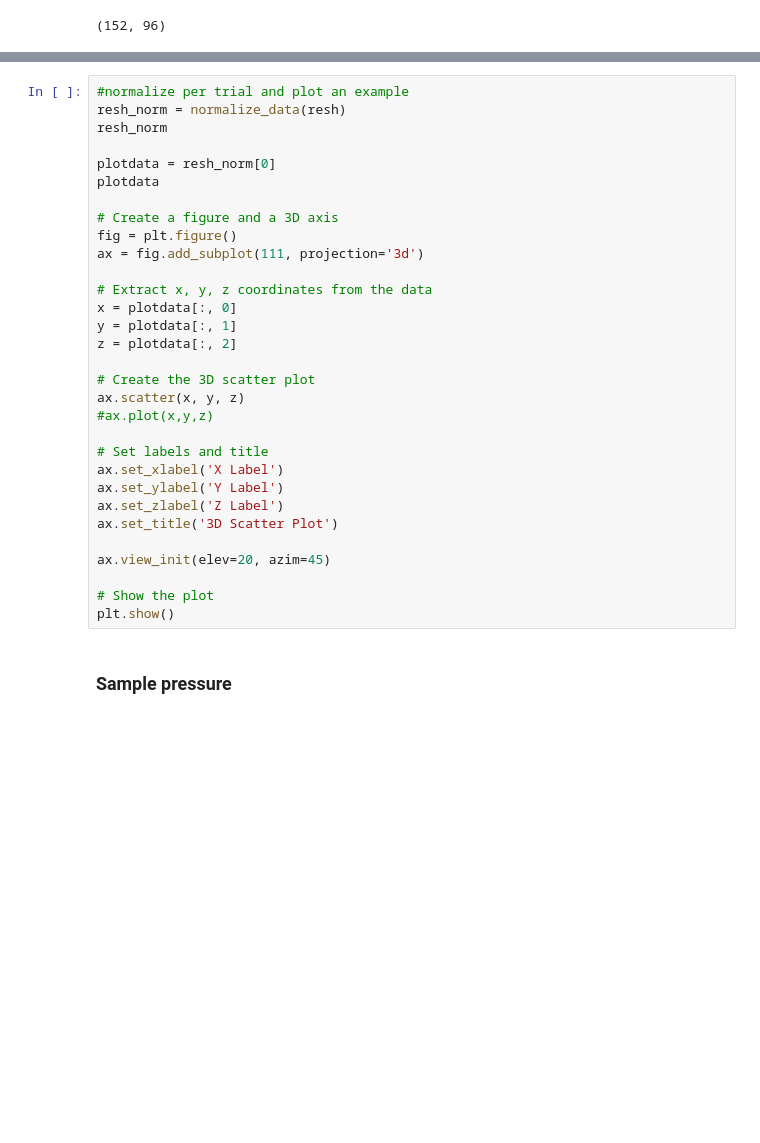
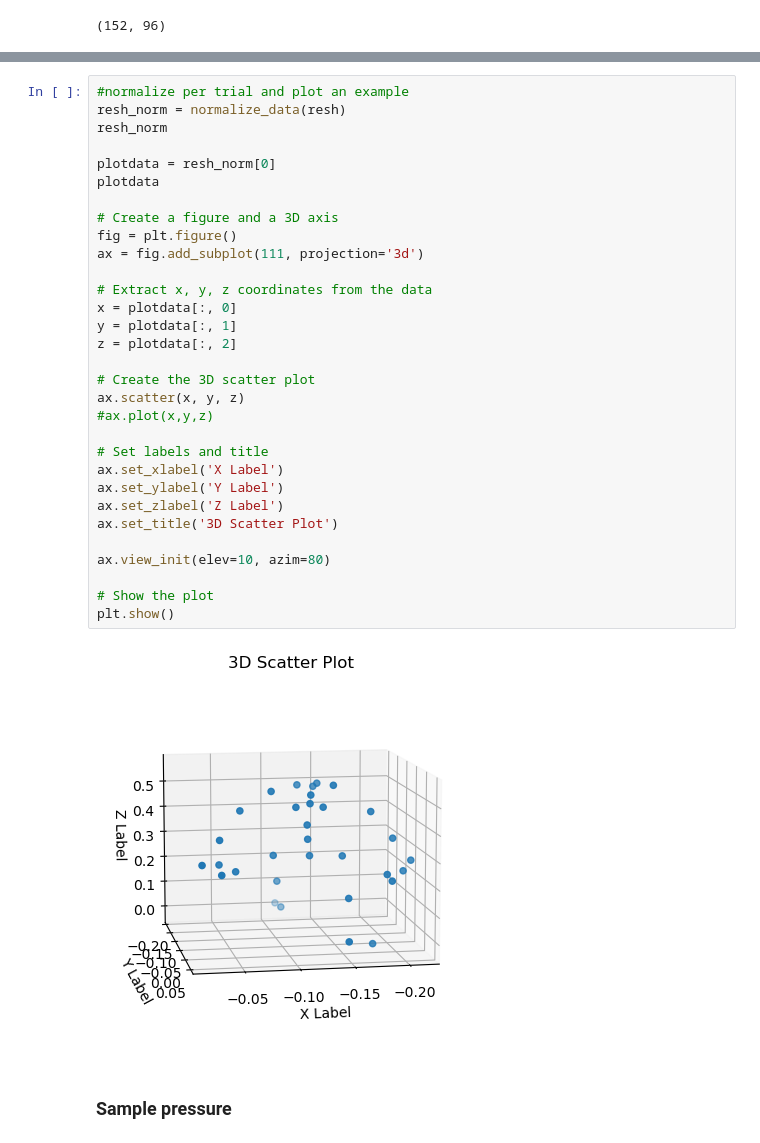
Before and after one commit to lorebarbiero/RNN-Gait-recognition, a Jupyter notebook: data_preprocessing.ipynb, the cells around one changed output, grey strips where cells are left out. Saved outputs shown, nothing was run; the diff lists cells and outputs as text; blank space fills up the shorter version.

```diff
--- a/data_preprocessing.ipynb
+++ b/data_preprocessing.ipynb
@@ -113,34 +113,36 @@ plt.show()
 # %%
 #normalize per trial and plot an example
 resh_norm = normalize_data(resh)
 resh_norm
 
 plotdata = resh_norm[0]
 plotdata
 
 # Create a figure and a 3D axis
 fig = plt.figure()
 ax = fig.add_subplot(111, projection='3d')
 
 # Extract x, y, z coordinates from the data
 x = plotdata[:, 0]
 y = plotdata[:, 1]
 z = plotdata[:, 2]
 
 # Create the 3D scatter plot
 ax.scatter(x, y, z)
 #ax.plot(x,y,z)
 
 # Set labels and title
 ax.set_xlabel('X Label')
 ax.set_ylabel('Y Label')
 ax.set_zlabel('Z Label')
 ax.set_title('3D Scatter Plot')
 
-ax.view_init(elev=20, azim=45)
+ax.view_init(elev=10, azim=80)
 
 # Show the plot
 plt.show()
+# %% [output]
+[figure, added]
 # %% [markdown]
 ### Sample pressure
 # %%
```
Also changed, not shown: parts of 5 cells of this notebook, 3 other files.
